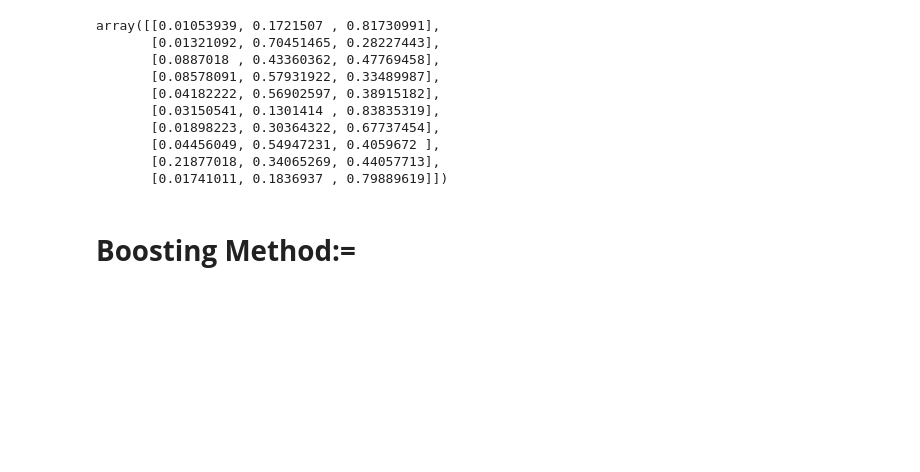
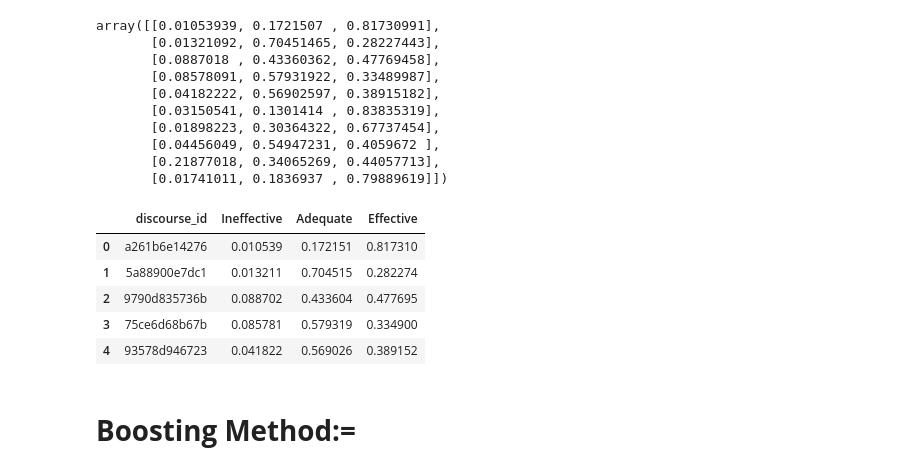
Before and after one commit to mohmaed7777/Feedback-Prize---Predicting-Effective-Arguments, a Jupyter notebook: Feedback_prize_EDA_2.ipynb, the cells around one changed output. Saved outputs shown, nothing was run; the diff lists cells and outputs as text; code cells hidden in the pictures; blank space fills up the shorter version.

```diff
--- a/Feedback_prize_EDA_2.ipynb
+++ b/Feedback_prize_EDA_2.ipynb
@@ -370,6 +376,6 @@ train.fillna(0, inplace=True)
 #train['target'] = train['target'].apply(np.int64)
 # %%
 # LogisticRegression:=
-lgr_model = LogisticRegression(max_iter=700,penalty="l2",C=1.0131816333513533)
+lgr_model = LogisticRegression(max_iter=1000,penalty="l2",C=1.0131816333513533)
 lgr_model.fit(train_tfidf, train['target'].values)
 # %% [output]
@@ -388,5 +394,19 @@ array([[0.01053939, 0.1721507 , 0.81730991],
        [0.04456049, 0.54947231, 0.4059672 ],
        [0.21877018, 0.34065269, 0.44057713],
        [0.01741011, 0.1836937 , 0.79889619]])
+# %%
+sample_s.loc[:,"Ineffective"] = lgr_prediction[:,0]
+sample_s.loc[:,"Adequate"] = lgr_prediction[:,1]
+sample_s.loc[:,"Effective"] = lgr_prediction[:,2]
+sample_s.to_csv('submission.csv',index=False)
+# %%
+sample_s.head()
+# %% [output]
+|  | discourse_id | Ineffective | Adequate | Effective |
+| 0 | a261b6e14276 | 0.010539 | 0.172151 | 0.817310 |
+| 1 | 5a88900e7dc1 | 0.013211 | 0.704515 | 0.282274 |
+| 2 | 9790d835736b | 0.088702 | 0.433604 | 0.477695 |
+| 3 | 75ce6d68b67b | 0.085781 | 0.579319 | 0.334900 |
+| 4 | 93578d946723 | 0.041822 | 0.569026 | 0.389152 |
 # %% [markdown]
 # **Boosting Method:=**
```
Also changed, not shown: parts of 7 cells of this notebook.
